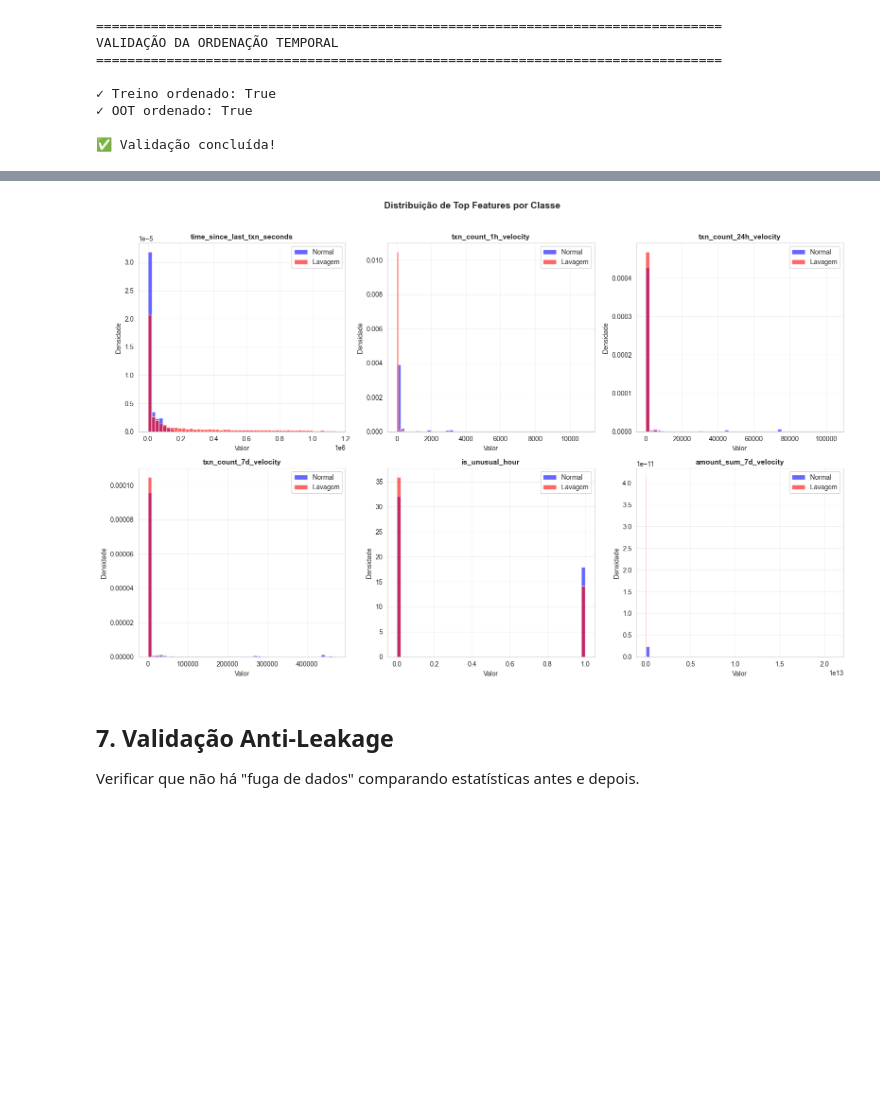
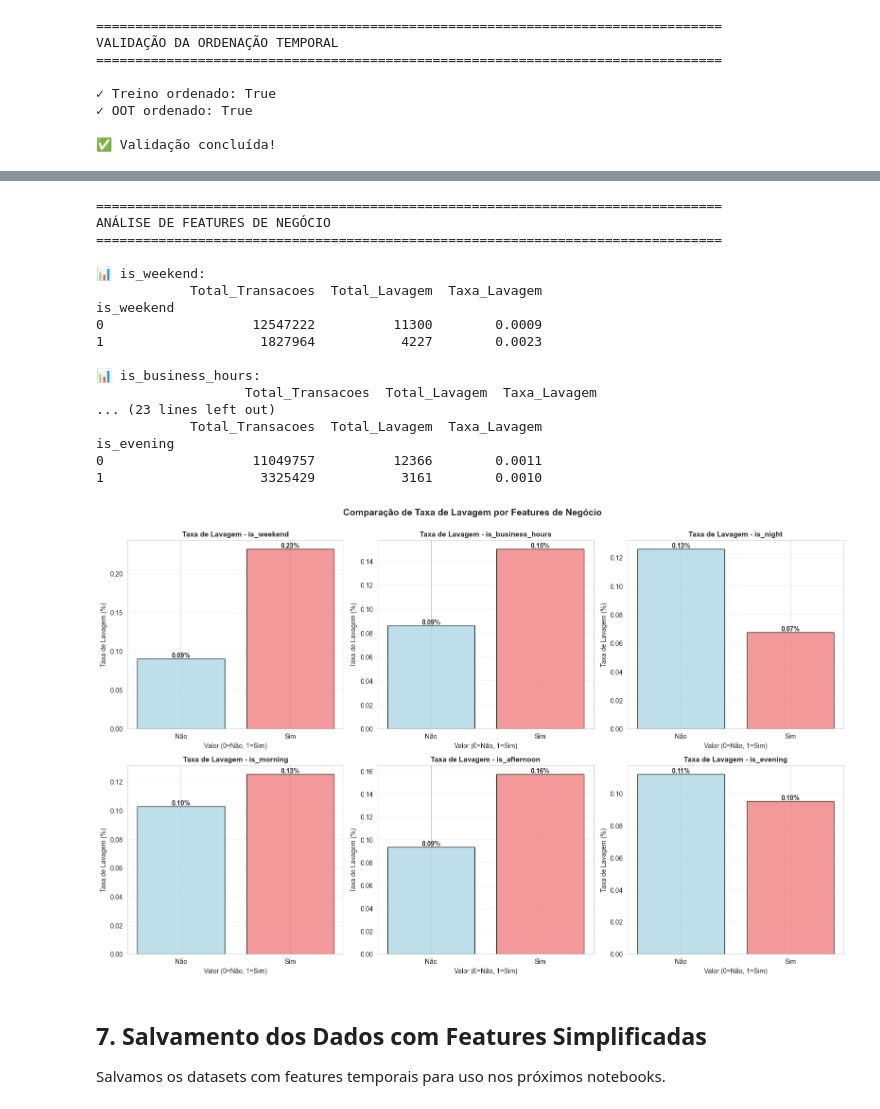
Before and after one commit to uniesecruz/anti_money_laundering, a Jupyter notebook: money_laundering/notebooks/05_feature_engineering.ipynb, the cells around one changed output, grey strips where cells are left out. Cells and saved outputs as stored; diff of their text form; code cells hidden in the pictures; blank space fills up the shorter version.

```diff
--- a/money_laundering/notebooks/05_feature_engineering.ipynb
+++ b/money_laundering/notebooks/05_feature_engineering.ipynb
@@ -353,33 +454,69 @@ Comparar distribuições entre transações normais vs lavagem de dinheiro.
 # %%
-# Visualizar distribuição de top features
-top_features = correlations_sorted.head(6).index.tolist()
+# Análise de features de negócio
+business_features = ['is_weekend', 'is_business_hours', 'is_night',
+                     'is_morning', 'is_afternoon', 'is_evening']
 
+print("="*80)
+print("ANÁLISE DE FEATURES DE NEGÓCIO")
+print("="*80)
+
+for feature in business_features:
+    analysis = df_treino_fe.groupby(feature).agg({
+        'Is Laundering': ['count', 'sum', 'mean']
+    }).round(4)
+
+    analysis.columns = ['Total_Transacoes', 'Total_Lavagem', 'Taxa_Lavagem']
+
+    print(f"\n📊 {feature}:")
+    print(analysis)
+
+# Visualização comparativa
 fig, axes = plt.subplots(2, 3, figsize=(16, 10))
 axes = axes.flatten()
 
-for idx, feature in enumerate(top_features):
+for idx, feature in enumerate(business_features):
     ax = axes[idx]
 
-    # Dados para cada classe
-    normal = df_treino_fe[df_treino_fe['Is Laundering'] == 0][feature]
-    fraud = df_treino_fe[df_treino_fe['Is Laundering'] == 1][feature]
+    analysis = df_treino_fe.groupby(feature)['Is Laundering'].mean() * 100
 
-    # Plot
-    ax.hist(normal, bins=50, alpha=0.6, label='Normal', color='blue', density=True)
-    ax.hist(fraud, bins=50, alpha=0.6, label='Lavagem', color='red', density=True)
+    colors = ['lightcoral' if i == 1 else 'lightblue' for i in analysis.index]
+    ax.bar(analysis.index, analysis.values, color=colors, alpha=0.8, edgecolor='black')
 
-    ax.set_title(f'{feature}', fontsize=11, fontweight='bold')
-    ax.set_xlabel('Valor')
-    ax.set_ylabel('Densidade')
-    ax.legend()
-    ax.grid(alpha=0.3)
+    ax.set_title(f'Taxa de Lavagem - {feature}', fontsize=11, fontweight='bold')
+    ax.set_xlabel('Valor (0=Não, 1=Sim)')
+    ax.set_ylabel('Taxa de Lavagem (%)')
+    ax.set_xticks([0, 1])
+    ax.set_xticklabels(['Não', 'Sim'])
+    ax.grid(True, alpha=0.3, axis='y')
 
-plt.suptitle('Distribuição de Top Features por Classe', fontsize=14, fontweight='bold', y=1.02)
+    # Adicionar valores nas barras
+    for i, v in enumerate(analysis.values):
+        ax.text(i, v, f'{v:.2f}%', ha='center', va='bottom', fontweight='bold')
+
+plt.suptitle('Comparação de Taxa de Lavagem por Features de Negócio',
+             fontsize=14, fontweight='bold', y=1.00)
 plt.tight_layout()
 plt.show()
 # %% [output]
+================================================================================
+ANÁLISE DE FEATURES DE NEGÓCIO
+================================================================================
+
+📊 is_weekend:
+            Total_Transacoes  Total_Lavagem  Taxa_Lavagem
+is_weekend
+0                   12547222          11300        0.0009
+1                    1827964           4227        0.0023
+
+📊 is_business_hours:
+                   Total_Transacoes  Total_Lavagem  Taxa_Lavagem
+... (23 lines left out)
+            Total_Transacoes  Total_Lavagem  Taxa_Lavagem
+is_evening
+0                   11049757          12366        0.0011
+1                    3325429           3161        0.0010
-[figure, old version]
+[figure, new version]
 # %% [markdown]
-## 7. Validação Anti-Leakage
+## 7. Salvamento dos Dados com Features Simplificadas
 
-Verificar que não há "fuga de dados" comparando estatísticas antes e depois.
+Salvamos os datasets com features temporais para uso nos próximos notebooks.
```
Also changed, not shown: parts of 15 cells of this notebook, 23 other files.
